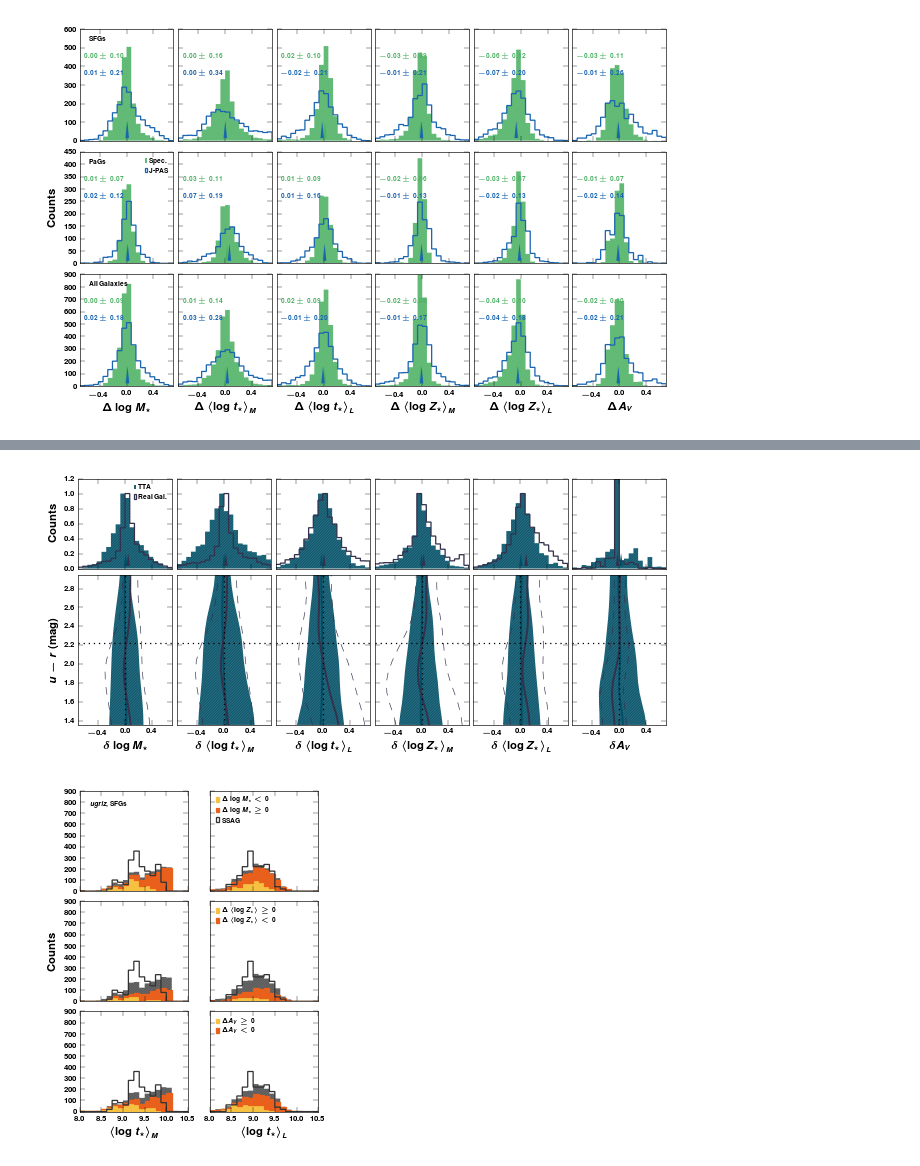
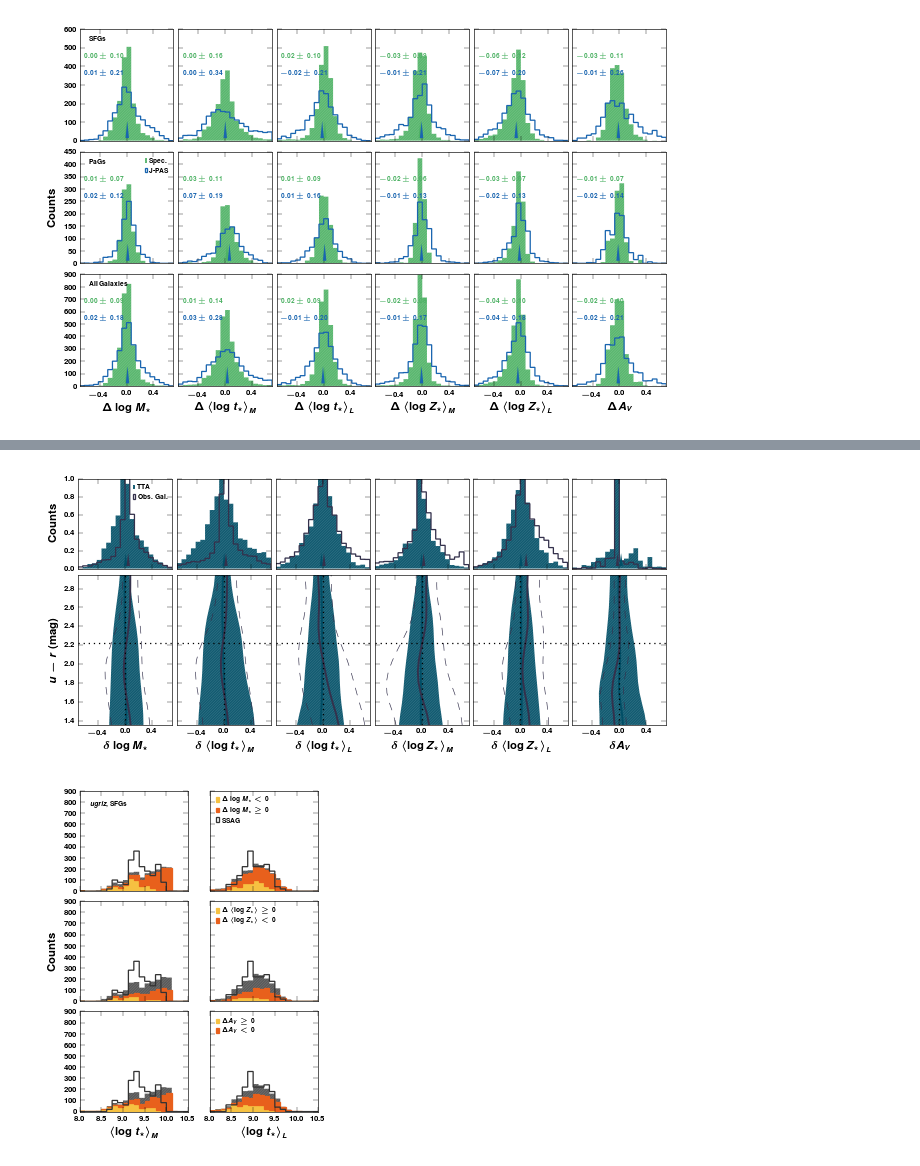
Before and after one commit to ajmejia/notebooks, a Jupyter notebook: TTANearbyUniverseCB13.ipynb, the cells around one changed output, grey strips where cells are left out. Cells and saved outputs as stored; diff of their text form; code cells hidden in the pictures.

```diff
--- a/TTANearbyUniverseCB13.ipynb
+++ b/TTANearbyUniverseCB13.ipynb
@@ -296,8 +296,10 @@ axr = []
 for ax in axs:
     divider = make_axes_locatable(ax)
     axr.append(divider.append_axes("top", size="60%", pad=0.07, sharex=ax))
-    axr[-1].set_ylim(hist_ylm)
+
     plt.setp(axr[-1].get_xticklabels()+([] if ax.is_first_col() else axr[-1].get_yticklabels()), visible=False)
+    axr[-1].set_ylim(0, 1)
+
 axs = row_stack((axr, axs))
 
 axs[0, 0].set_xlim(xlm)
@@ -368,8 +370,10 @@ axr = []
 for ax in axs:
     divider = make_axes_locatable(ax)
     axr.append(divider.append_axes("top", size="60%", pad=0.07, sharex=ax))
-    axr[-1].set_ylim(hist_ylm)
+
     plt.setp(axr[-1].get_xticklabels()+([] if ax.is_first_col() else axr[-1].get_yticklabels()), visible=False)
+    axr[-1].set_ylim(0, 1)
+
 axs = row_stack((axr, axs))
 
 axs[0, 0].set_xlim(xlm)
@@ -433,7 +437,7 @@ savefig("{}{}_vs_{}".format("img/", sed_type_h, sed_type_b))
 # %%
 residual_h, residual_b = tta_con, obs_con
 color_h, color_b = "#004E66", "#34314C"
-label_h, label_b = r"\bf TTA", r"\bf Real Gal."
+label_h, label_b = r"\bf TTA", r"\bf Obs. Gal."
 sed_type_h, sed_type_b = "tta", "obs"
 clabels = r"\clogm \cmwla \clwla \cmwlz \clwlz \cextv".split()
 nb = 15
@@ -446,7 +450,10 @@ axr = []
 for ax in axs:
     divider = make_axes_locatable(ax)
     axr.append(divider.append_axes("top", size="60%", pad=0.07, sharex=ax))
+
     plt.setp(axr[-1].get_xticklabels()+([] if ax.is_first_col() else axr[-1].get_yticklabels()), visible=False)
+    axr[-1].set_ylim(0, 1)
+
 axs = row_stack((axr, axs))
 
 axs[0, 0].set_xlim(xlm)
@@ -487,34 +494,34 @@ for i, j in product(xrange(axs.shape[0]), xrange(axs.shape[1])):
 
         axs[i, j].plot(gaussian_filter(yh,1.5), xh, "-", color=color_h, lw=1.5)
         axs[i, j].fill_betweenx(xh, gaussian_filter(yh-eh[0],1.5), gaussian_filter(yh+eh[1],1.5), color=color_h, hatch=hatching, facecolor="none", lw=0)
 
         axs[i, j].plot(gaussian_filter(yb,1.5), xb, "-", color=color_b, lw=1.5)
         axs[i, j].plot(gaussian_filter(yb-eb[0],1.5), xb, "--", color=color_b, lw=0.5)
         axs[i, j].plot(gaussian_filter(yb+eb[1],1.5), xb, "--", color=color_b, lw=0.5)
 
         axs[i, j].axvline(ls=":", color="k")
         axs[i, j].axhline(2.22, ls=":", color="k")
 
         axs[i, j].set_xlabel(con_lbs[kw[j]])
 
         #for b in xrange(nb):
         #    if b == 0:
         #        print r"\multirow{5}{*}{%s}   &%10.2f &%10.3f &%10.3f & &%10.3f &%10.3f \\" %\
         #        (clabels[j], xh[b], yh[b], (eh[1, b]+eh[0, b])*0.5, yb[b], (eb[1, b]+eb[0, b])*0.5)
         #    else:
         #        print r"                          &%10.2f &%10.3f &%10.3f & &%10.3f &%10.3f \\" %\
         #        (xb[b], yh[b], (eh[1, b]+eh[0, b])*0.5, yb[b], (eb[1, b]+eb[0, b])*0.5)
         #print r"\hline"
 
 axs[1, 0].set_ylim(xh[0], xh[-1])
 axs[0, 0].legend(loc=1, handlelength=0.3, handletextpad=0.3)
 
 fig.tight_layout()
 fig.subplots_adjust(wspace=0.05)
 
 savefig("{}{}_vs_{}".format(od, sed_type_h, sed_type_b))
 # %% [output]
-[figure, old version]
+[figure, new version]
 # %%
 physical = sdss_tta
 residual = sdss_res
```
Also changed, not shown: parts of 2 cells of this notebook.
